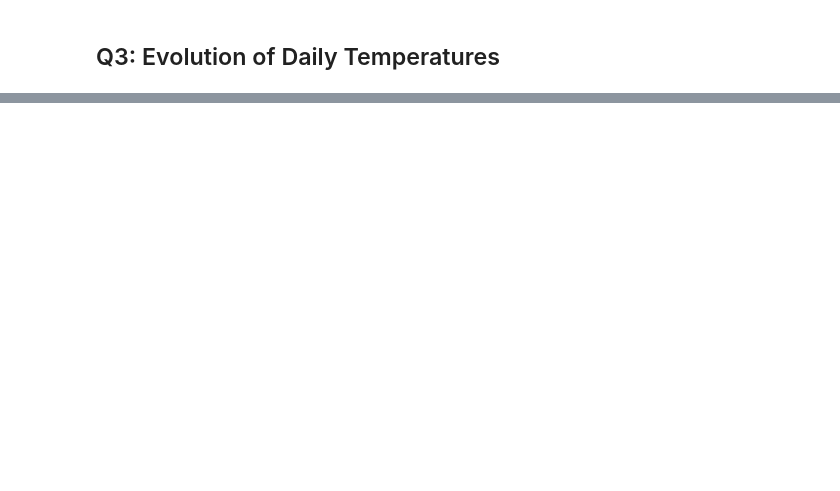
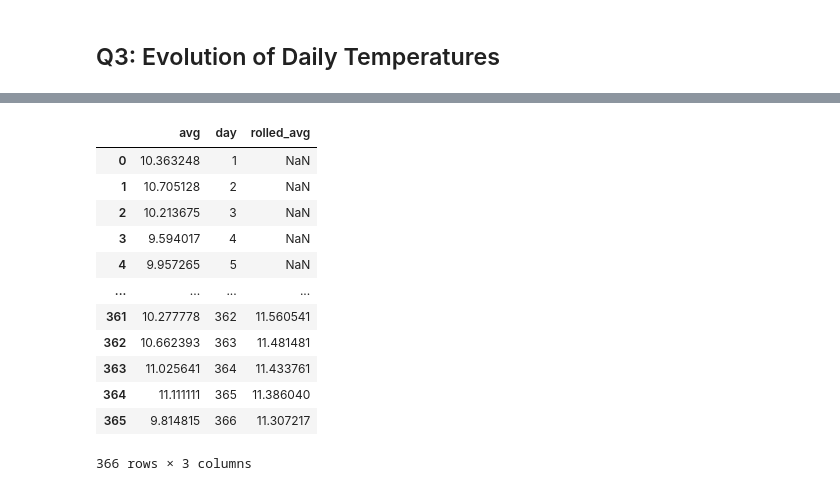
Before and after one commit to nataliaKat/Applied-ML-Assignments, a Jupyter notebook: assignment_01/assignment_01_Katsiapi_Natalia.ipynb, the cells around one changed output, grey strips where cells are left out. Cells and saved outputs as stored; diff of their text form; code cells hidden in the pictures; blank space fills up the shorter version.

```diff
--- a/assignment_01/assignment_01_Katsiapi_Natalia.ipynb
+++ b/assignment_01/assignment_01_Katsiapi_Natalia.ipynb
@@ -544,0 +541,17 @@ NameError: name 'recent_df' is not defined
+# %%
+avgs_for_1974_1999['rolled_avg'] = avgs_for_1974_1999.avg.rolling(30).mean()
+avgs_for_1974_1999
+# %% [output]
+|  | avg | day | rolled_avg |
+| 0 | 10.363248 | 1 | NaN |
+| 1 | 10.705128 | 2 | NaN |
+| 2 | 10.213675 | 3 | NaN |
+| 3 | 9.594017 | 4 | NaN |
+| 4 | 9.957265 | 5 | NaN |
+| ... | ... | ... | ... |
+| 361 | 10.277778 | 362 | 11.560541 |
+| 362 | 10.662393 | 363 | 11.481481 |
+| 363 | 11.025641 | 364 | 11.433761 |
+| 364 | 11.111111 | 365 | 11.386040 |
+| 365 | 9.814815 | 366 | 11.307217 |
+366 rows × 3 columns
```
Also changed, not shown: parts of 10 cells of this notebook.
